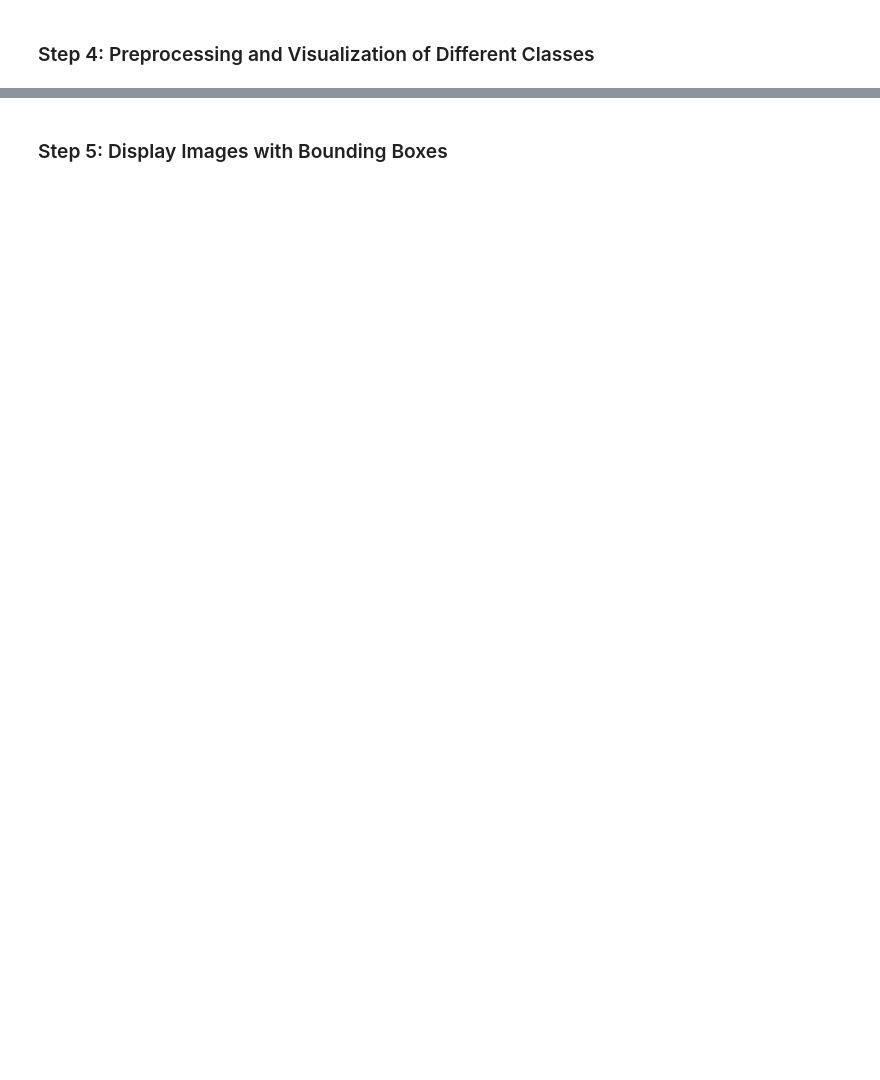
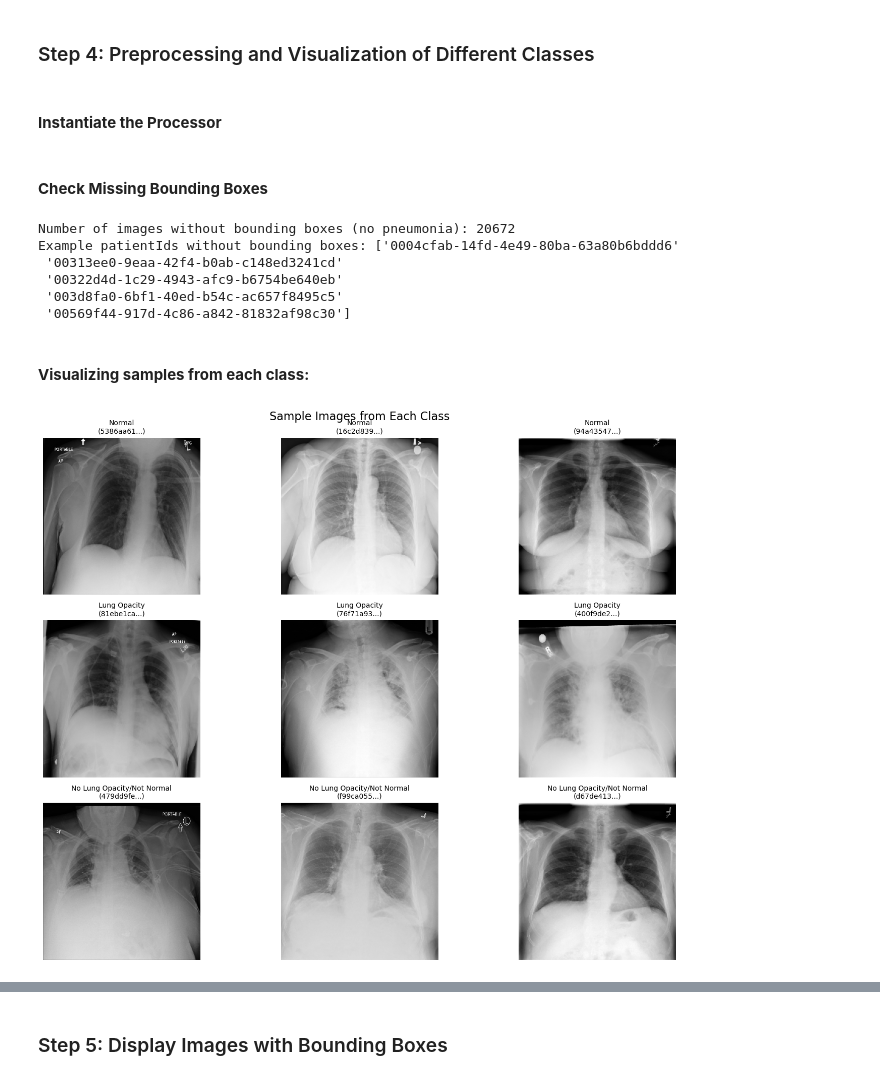
Before and after one commit to nkpatro/Pneumonia-Detection, a Jupyter notebook: Pneumonia-Detection.ipynb, the cells around one changed output, grey strips where cells are left out. Cells and saved outputs as stored; diff of their text form; code cells hidden in the pictures; blank space fills up the shorter version.

```diff
--- a/Pneumonia-Detection.ipynb
+++ b/Pneumonia-Detection.ipynb
@@ -17,0 +305,2 @@ Computer vision can be used in health care for identifying diseases. In Pneumoni
+# %% [markdown]
+ #### **Instantiate the Processor**
@@ -17,0 +313,35 @@ Computer vision can be used in health care for identifying diseases. In Pneumoni
+# %% [markdown]
+#### **Check Missing Bounding Boxes**
+# %%
+no_bbox_images = train_labels_cleaned[train_labels_cleaned['Target'] == 0]['patientId'].unique()
+
+print(f"Number of images without bounding boxes (no pneumonia): {len(no_bbox_images)}")
+print(f"Example patientIds without bounding boxes: {no_bbox_images[:5]}")
+# %% [output]
+Number of images without bounding boxes (no pneumonia): 20672
+Example patientIds without bounding boxes: ['0004cfab-14fd-4e49-80ba-63a80b6bddd6'
+ '00313ee0-9eaa-42f4-b0ab-c148ed3241cd'
+ '00322d4d-1c29-4943-afc9-b6754be640eb'
+ '003d8fa0-6bf1-40ed-b54c-ac657f8495c5'
+ '00569f44-917d-4c86-a842-81832af98c30']
+# %% [markdown]
+#### **Visualizing samples from each class:**
+# %%
+# Sample patient IDs from each class clearly
+normal_patients = sample_patients_from_class('Normal')
+opacity_patients = sample_patients_from_class('Lung Opacity')
+not_normal_patients = sample_patients_from_class('No Lung Opacity / Not Normal')
+
+# Plot samples from each class clearly
+fig, axs = plt.subplots(3, 3, figsize=(15, 12))
+fig.suptitle('Sample Images from Each Class', fontsize=16, y=0.92)
+
+# Plot each row explicitly for clarity
+plot_class_samples(normal_patients, axs[0], "Normal")
+plot_class_samples(opacity_patients, axs[1], "Lung Opacity")
+plot_class_samples(not_normal_patients, axs[2], "No Lung Opacity/Not Normal")
+
+plt.tight_layout(rect=[0, 0, 1, 0.95])
+plt.show()
+# %% [output]
+[figure, added]
```
Also changed, not shown: parts of 31 cells of this notebook.
